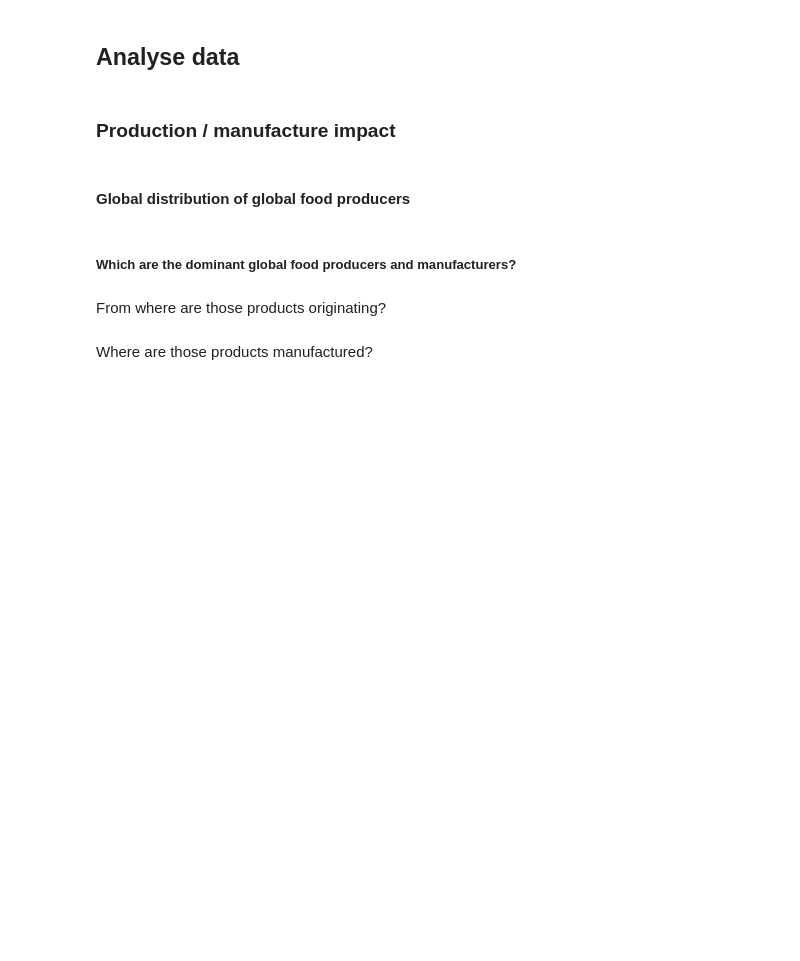
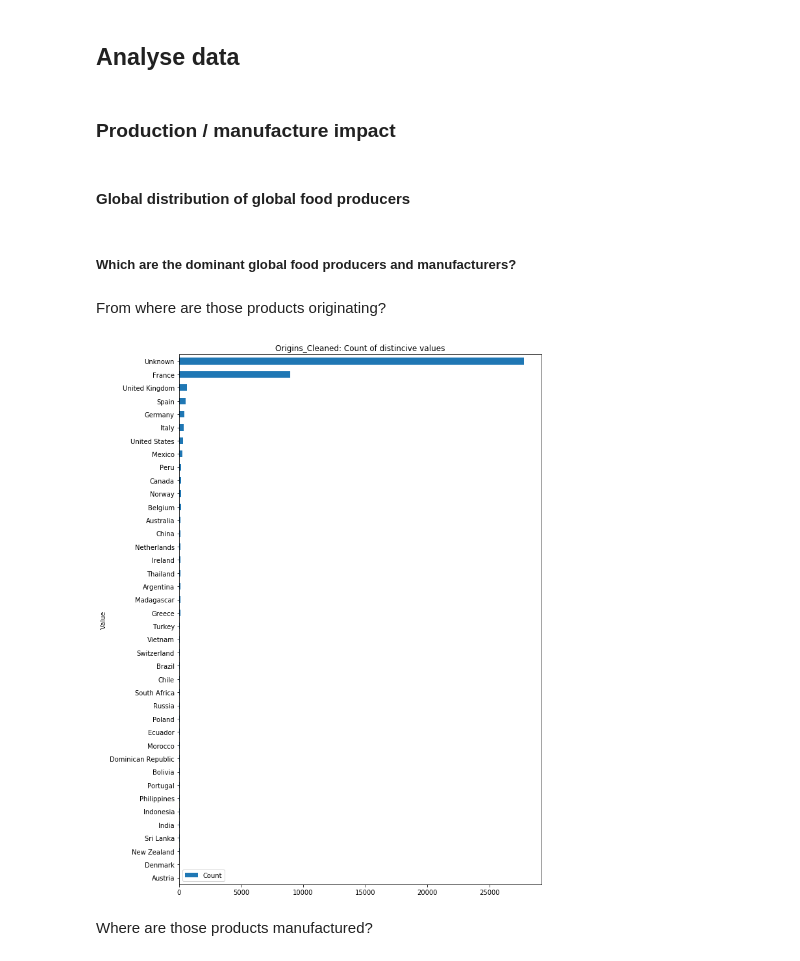
Before and after one commit to RedHotDataProject/Project_ADA, a Jupyter notebook: Open Food Facts - Explore data.ipynb, the cells around one changed output. Cells and saved outputs as stored; diff of their text form; code cells hidden in the pictures; blank space fills up the shorter version.

Commit message:
Revise Explore data

```diff
--- a/Open Food Facts - Explore data.ipynb
+++ b/Open Food Facts - Explore data.ipynb
@@ -40,4 +40,4 @@ import libs.cleansing as cleanse
 open_food_facts_csv_file = "./data/openfoodfacts_clean.csv"
 
 food_facts_pd = pd.read_csv(open_food_facts_csv_file,
-                            delimiter=",")
+                            delimiter="\t")
@@ -46,5 +43,0 @@ AttributeError: 'list' object has no attribute 'replace'
-# %%
-food_facts_pd.origins_cleaned= food_facts_pd.origins_cleaned.fillna("['Unknown']")
-food_facts_pd.manufacturing_place_cleaned= food_facts_pd.manufacturing_place_cleaned.fillna("['Unknown']")
-food_facts_pd.purchase_places_cleaned= food_facts_pd.purchase_places_cleaned.fillna("['Unknown']")
-food_facts_pd = food_facts_pd.fillna('')
@@ -60 +44,23 @@ food_facts_pd.purchase_places_cleaned = \
+# %%
+# Change column data types
+food_facts_pd['carbon-footprint_100g'] = food_facts_pd['carbon-footprint_100g'].apply(pd.to_numeric, args=('coerce',))
+food_facts_pd['energy_100g'] = food_facts_pd['energy_100g'].apply(pd.to_numeric, args=('coerce',))
+food_facts_pd['price_per_100g'] = food_facts_pd['price_per_100g'].apply(pd.to_numeric, args=('coerce',))
+food_facts_pd['created_datetime'] = food_facts_pd['created_datetime'].apply(pd.to_datetime, args=('coerce',))
+
+# Replace missing values
+food_facts_pd.origins_cleaned= food_facts_pd.origins_cleaned.fillna("['Unknown']")
+food_facts_pd.manufacturing_place_cleaned= food_facts_pd.manufacturing_place_cleaned.fillna("['Unknown']")
+food_facts_pd.purchase_places_cleaned= food_facts_pd.purchase_places_cleaned.fillna("['Unknown']")
+# food_facts_pd = food_facts_pd.fillna('')
+
+# List tags
+food_facts_pd.origins_cleaned = \
+    food_facts_pd.origins_cleaned.apply(lambda l: cleanse.read(l))
+
+food_facts_pd.manufacturing_place_cleaned = \
+    food_facts_pd.manufacturing_place_cleaned.apply(lambda l: cleanse.read(l))
+
+food_facts_pd.purchase_places_cleaned = \
+                        food_facts_pd.purchase_places_cleaned.apply(lambda l: cleanse.read(l))
 # %%
@@ -78,7 +84,9 @@ food_facts_pd.dtypes
 # %% [markdown]
 From where are those products originating?
 # %%
-visualize.plot_occurences_of_distinct_values(food_facts_pd, 'origins_cleaned')
+_,_ = visualize.plot_occurences_of_distinct_values(food_facts_pd, 'origins_cleaned')
+# %% [output]
+[figure, added]
 # %% [markdown]
 Where are those products manufactured?
 # %%
```
Also changed, not shown: parts of 17 cells of this notebook.
